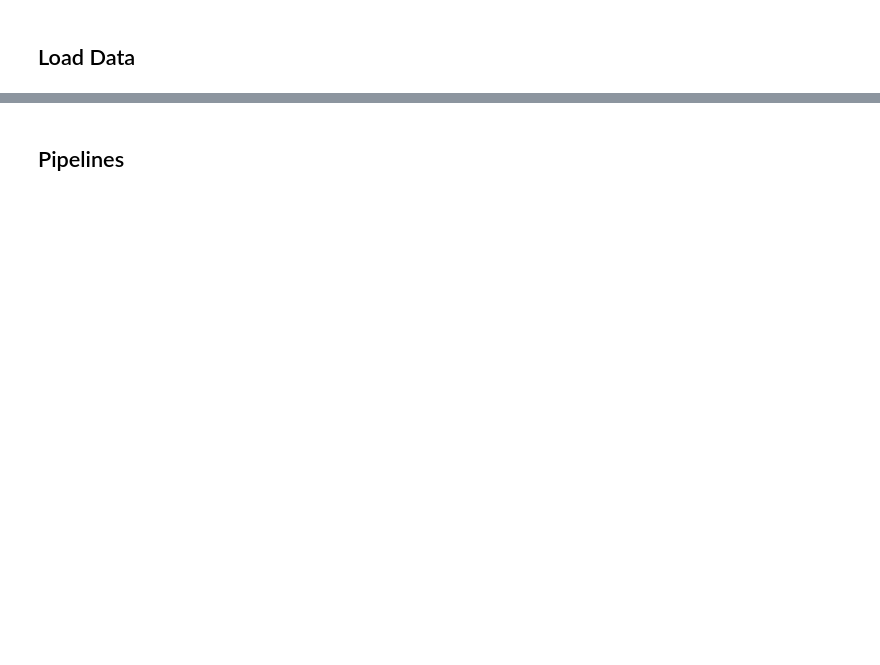
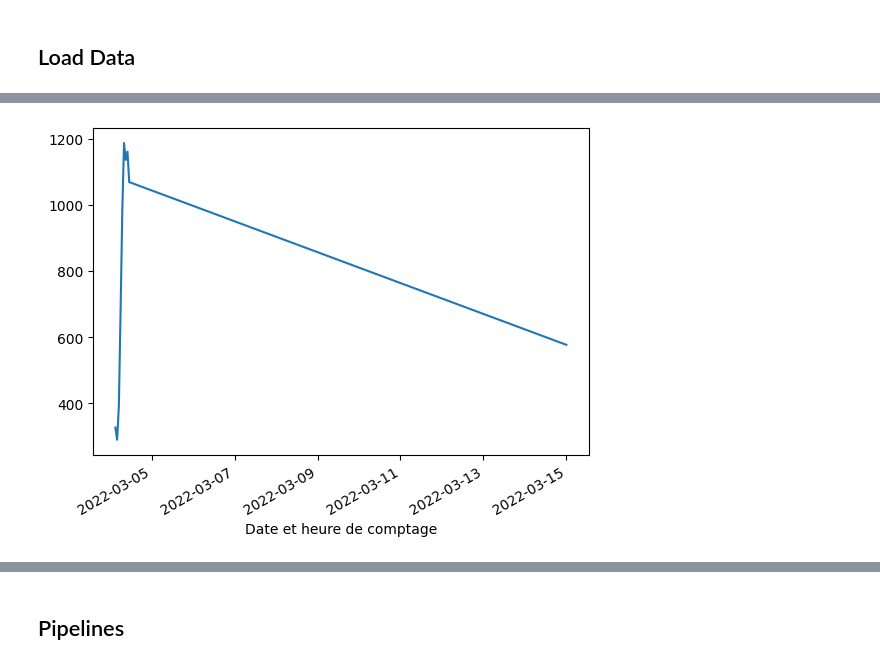
Before and after one commit to JulienPeyrache/BCG_Hackaton, a Jupyter notebook: datathon-bcg-gamma/notebooks/models.ipynb, the cells around one changed output, grey strips where cells are left out. Saved outputs shown, nothing was run; the diff lists cells and outputs as text; code cells hidden in the pictures; blank space fills up the shorter version.

```diff
--- a/datathon-bcg-gamma/notebooks/models.ipynb
+++ b/datathon-bcg-gamma/notebooks/models.ipynb
@@ -30,3 +30,8 @@ df_champs = catalog.load('df_champs_elysee_days_meteo_bank')
                     INFO     Registered line magic 'run_viz'                                         __init__.py:84
                     INFO     Loading data from 'df_champs_elysee_days_meteo_bank'               data_catalog.py:343
                              (ParquetDataSet)...
+# %%
+df_plot = df_champs.set_index('Date et heure de comptage')
+df_plot[2950:2960]["Débit horaire"].plot()
+# %% [output]
+[figure, added]
```
Also changed, not shown: parts of 61 cells of this notebook, 4 other files.
